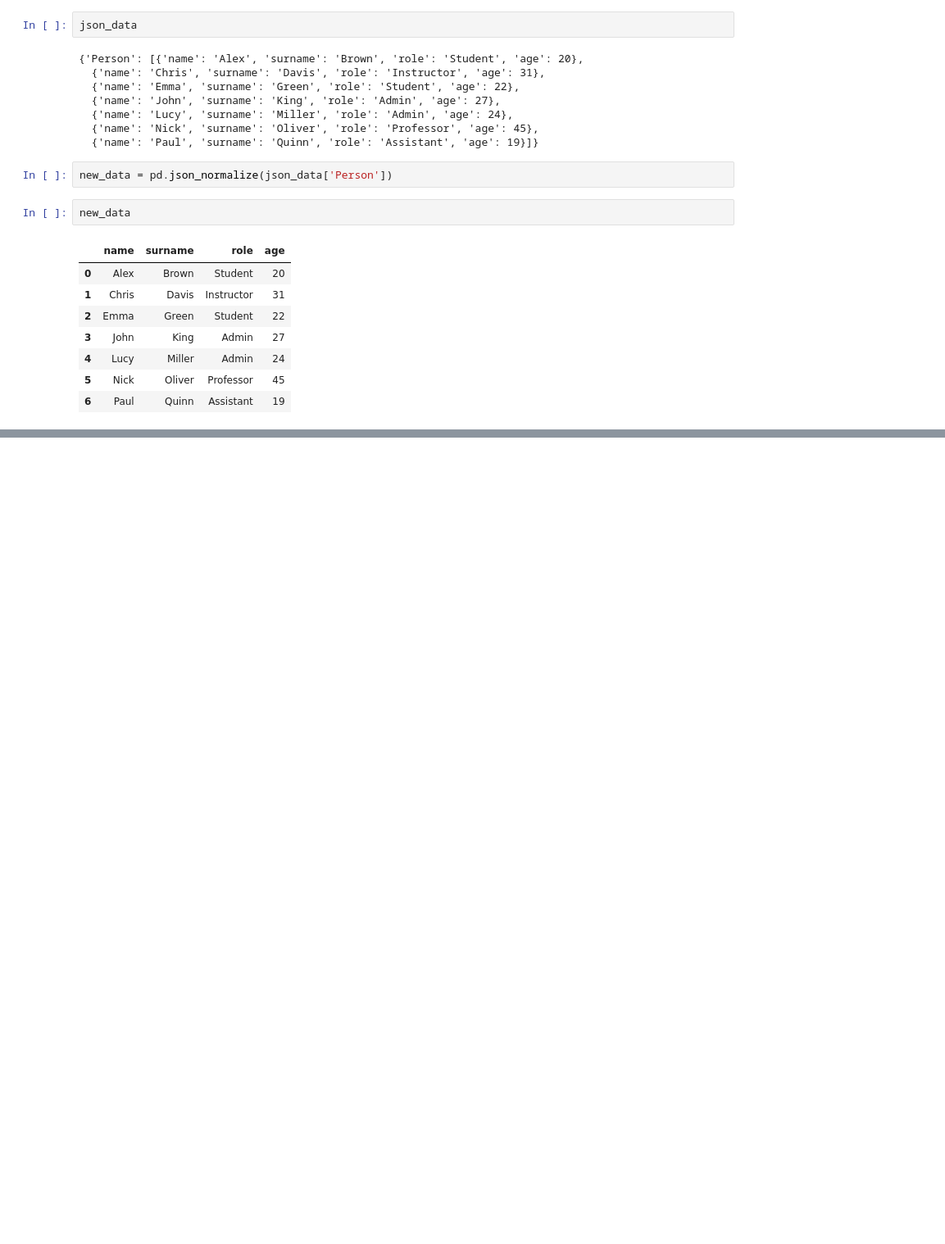
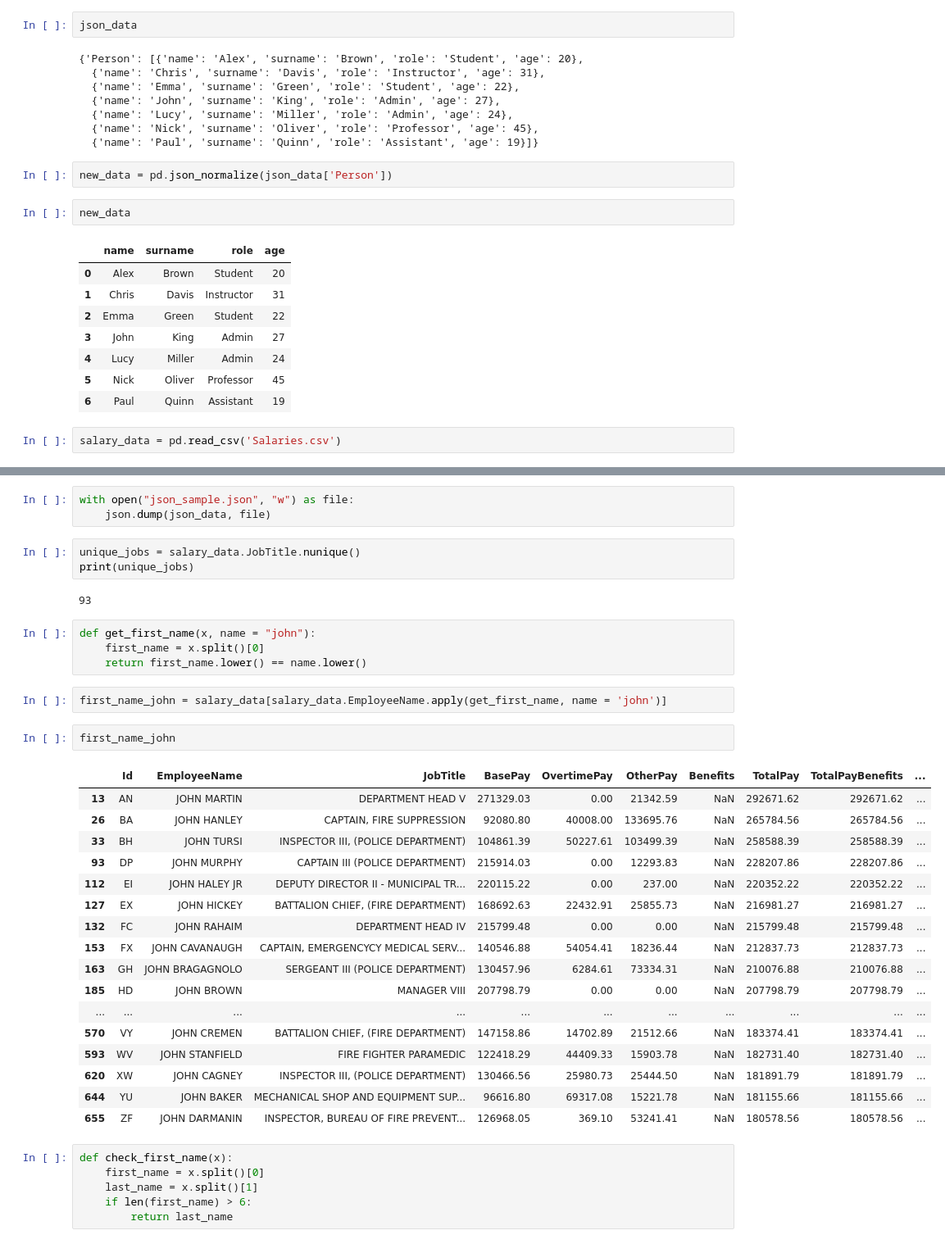
Before and after one commit to ndjogo/Class_practice, a Jupyter notebook: pandas/pandas.ipynb, the cells around one changed output, grey strips where cells are left out. Shown: that part at 82% size. Cells and saved outputs as stored; diff of their text form; blank space fills up the shorter version.

```diff
--- a/pandas/pandas.ipynb
+++ b/pandas/pandas.ipynb
@@ -118,3 +119,5 @@ new_data
 | 4 | Lucy | Miller | Admin | 24 |
 | 5 | Nick | Oliver | Professor | 45 |
 | 6 | Paul | Quinn | Assistant | 19 |
+# %%
+salary_data = pd.read_csv('Salaries.csv')
@@ -120,0 +220,40 @@ new_data
+# %%
+with open("json_sample.json", "w") as file:
+    json.dump(json_data, file)
+# %%
+unique_jobs = salary_data.JobTitle.nunique()
+print(unique_jobs)
+# %% [output]
+93
+# %%
+def get_first_name(x, name = "john"):
+    first_name = x.split()[0]
+    return first_name.lower() == name.lower()
+# %%
+first_name_john = salary_data[salary_data.EmployeeName.apply(get_first_name, name = 'john')]
+# %%
+first_name_john
+# %% [output]
+|  | Id | EmployeeName | JobTitle | BasePay | OvertimePay | OtherPay | Benefits | TotalPay | TotalPayBenefits | ... |
+| 13 | AN | JOHN MARTIN | DEPARTMENT HEAD V | 271329.03 | 0.00 | 21342.59 | NaN | 292671.62 | 292671.62 | ... |
+| 26 | BA | JOHN HANLEY | CAPTAIN, FIRE SUPPRESSION | 92080.80 | 40008.00 | 133695.76 | NaN | 265784.56 | 265784.56 | ... |
+| 33 | BH | JOHN TURSI | INSPECTOR III, (POLICE DEPARTMENT) | 104861.39 | 50227.61 | 103499.39 | NaN | 258588.39 | 258588.39 | ... |
+| 93 | DP | JOHN MURPHY | CAPTAIN III (POLICE DEPARTMENT) | 215914.03 | 0.00 | 12293.83 | NaN | 228207.86 | 228207.86 | ... |
+| 112 | EI | JOHN HALEY JR | DEPUTY DIRECTOR II - MUNICIPAL TR... | 220115.22 | 0.00 | 237.00 | NaN | 220352.22 | 220352.22 | ... |
+| 127 | EX | JOHN HICKEY | BATTALION CHIEF, (FIRE DEPARTMENT) | 168692.63 | 22432.91 | 25855.73 | NaN | 216981.27 | 216981.27 | ... |
+| 132 | FC | JOHN RAHAIM | DEPARTMENT HEAD IV | 215799.48 | 0.00 | 0.00 | NaN | 215799.48 | 215799.48 | ... |
+| 153 | FX | JOHN CAVANAUGH | CAPTAIN, EMERGENCYCY MEDICAL SERV... | 140546.88 | 54054.41 | 18236.44 | NaN | 212837.73 | 212837.73 | ... |
+| 163 | GH | JOHN BRAGAGNOLO | SERGEANT III (POLICE DEPARTMENT) | 130457.96 | 6284.61 | 73334.31 | NaN | 210076.88 | 210076.88 | ... |
+| 185 | HD | JOHN BROWN | MANAGER VIII | 207798.79 | 0.00 | 0.00 | NaN | 207798.79 | 207798.79 | ... |
+| ... | ... | ... | ... | ... | ... | ... | ... | ... | ... | ... |
+| 570 | VY | JOHN CREMEN | BATTALION CHIEF, (FIRE DEPARTMENT) | 147158.86 | 14702.89 | 21512.66 | NaN | 183374.41 | 183374.41 | ... |
+| 593 | WV | JOHN STANFIELD | FIRE FIGHTER PARAMEDIC | 122418.29 | 44409.33 | 15903.78 | NaN | 182731.40 | 182731.40 | ... |
+| 620 | XW | JOHN CAGNEY | INSPECTOR III, (POLICE DEPARTMENT) | 130466.56 | 25980.73 | 25444.50 | NaN | 181891.79 | 181891.79 | ... |
+| 644 | YU | JOHN BAKER | MECHANICAL SHOP AND EQUIPMENT SUP... | 96616.80 | 69317.08 | 15221.78 | NaN | 181155.66 | 181155.66 | ... |
+| 655 | ZF | JOHN DARMANIN | INSPECTOR, BUREAU OF FIRE PREVENT... | 126968.05 | 369.10 | 53241.41 | NaN | 180578.56 | 180578.56 | ... |
+# %%
+def check_first_name(x):
+    first_name = x.split()[0]
+    last_name = x.split()[1]
+    if len(first_name) > 6:
+        return last_name
```
Also changed, not shown: parts of 19 cells of this notebook, 5 other files.
